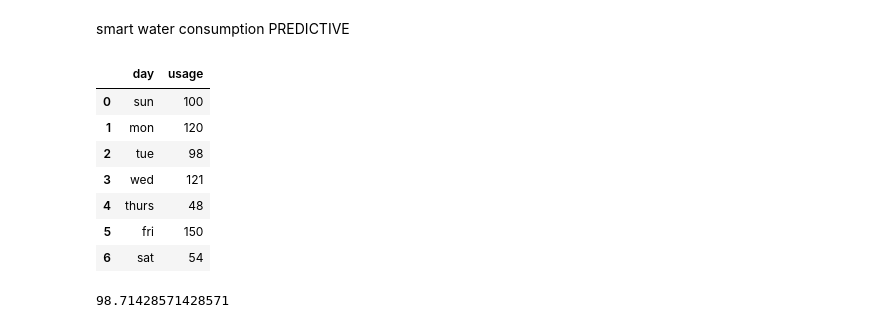
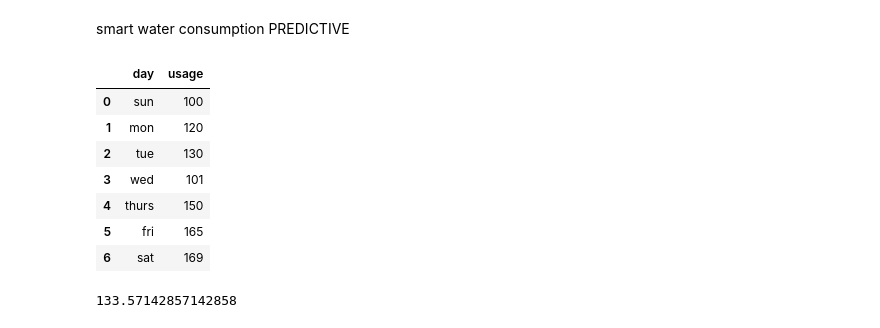
Before and after one commit to allunanda12/data-analytics-practice, a Jupyter notebook: day3.ipynb, the cells around one changed output. Drawn from its saved outputs; the diff is of its cells as text; code cells hidden in the pictures.

```diff
--- a/day3.ipynb
+++ b/day3.ipynb
@@ -162,19 +112,20 @@ plt.show()
 smart water consumption PREDICTIVE
 # %%
 day=['sun','mon','tue','wed','thurs','fri','sat']
-usage=[100,120,98,121,48,150,54]
+usage=[100,120,130,101,150,165,169]
+tank_capacity=170
 df=pd.DataFrame({'day':day,'usage':usage})
 df
 # %% [output]
 |  | day | usage |
 | 0 | sun | 100 |
 | 1 | mon | 120 |
-| 2 | tue | 98 |
-| 3 | wed | 121 |
-| 4 | thurs | 48 |
-| 5 | fri | 150 |
-| 6 | sat | 54 |
+| 2 | tue | 130 |
+| 3 | wed | 101 |
+| 4 | thurs | 150 |
+| 5 | fri | 165 |
+| 6 | sat | 169 |
 # %%
 print(np.average(usage))
 # %% [output]
-98.71428571428571
+133.57142857142858
```
Also changed, not shown: parts of 16 cells of this notebook.
